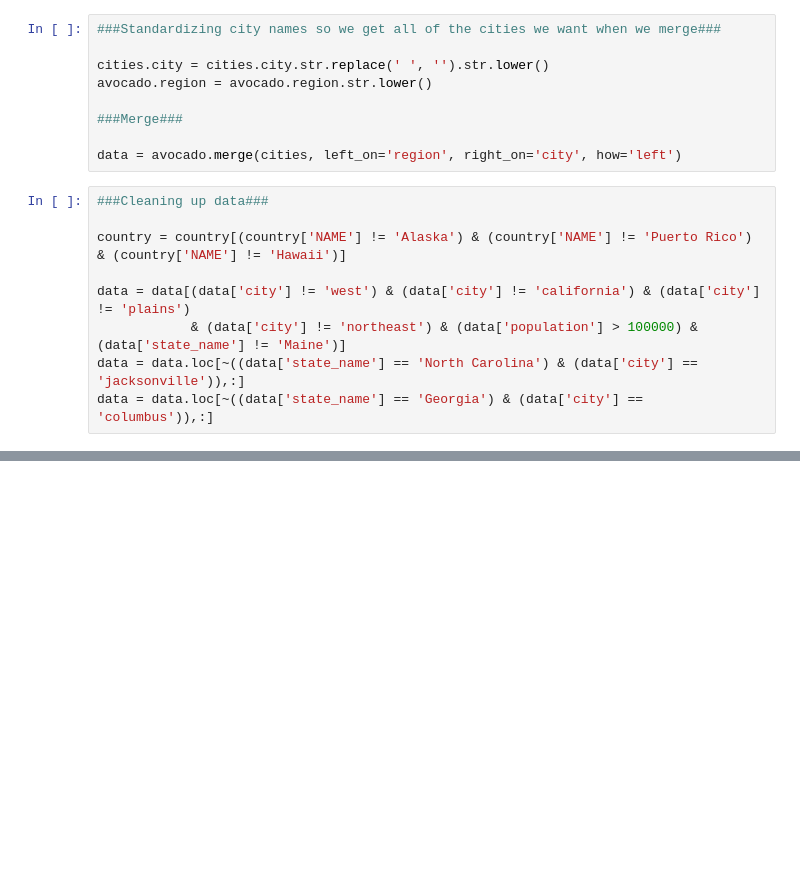
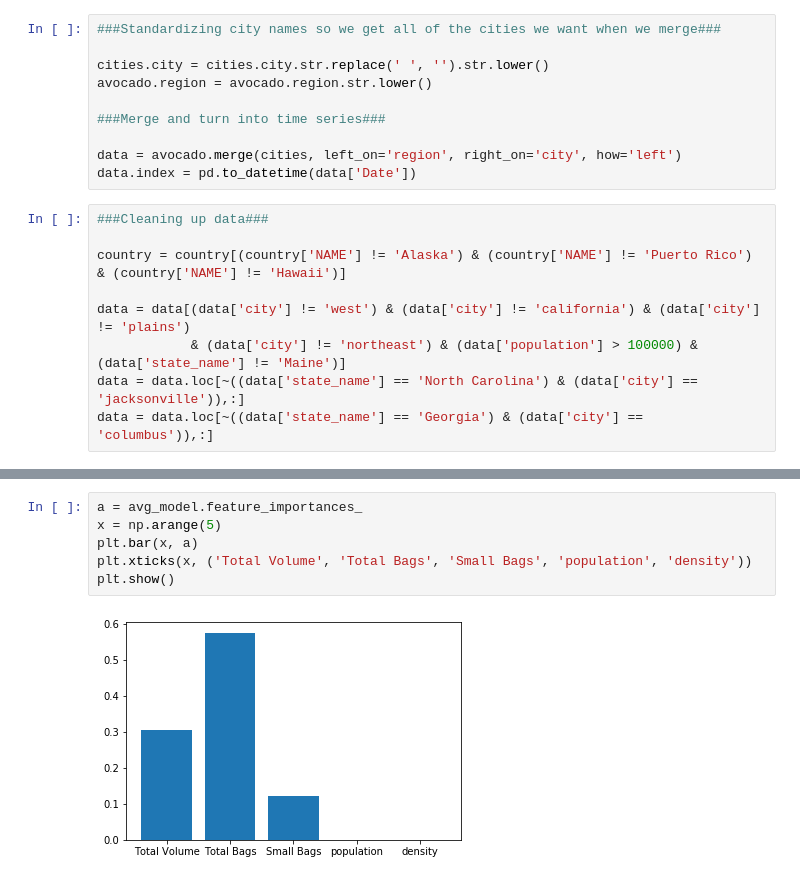
Before and after one commit to AlexHayes32/CSE163-Final-Project, a Jupyter notebook: CSE163 Project Mess.ipynb, the cells around one changed output, grey strips where cells are left out. Cells and saved outputs as stored; diff of their text form; blank space fills up the shorter version.

```diff
--- a/CSE163 Project Mess.ipynb
+++ b/CSE163 Project Mess.ipynb
@@ -26,9 +28,10 @@ country = gpd.read_file('gz_2010_us_040_00_5m.json')
 cities.city = cities.city.str.replace(' ', '').str.lower()
 avocado.region = avocado.region.str.lower()
 
-###Merge###
+###Merge and turn into time series###
 
 data = avocado.merge(cities, left_on='region', right_on='city', how='left')
+data.index = pd.to_datetime(data['Date'])
 # %%
 ###Cleaning up data###
 
@@ -140,0 +109,8 @@ test_acc = mean_squared_error(labels_test, test_predictions)
+# %%
+a = avg_model.feature_importances_
+x = np.arange(5)
+plt.bar(x, a)
+plt.xticks(x, ('Total Volume', 'Total Bags', 'Small Bags', 'population', 'density'))
+plt.show()
+# %% [output]
+[figure, added]
```
Also changed, not shown: parts of 15 cells of this notebook.
